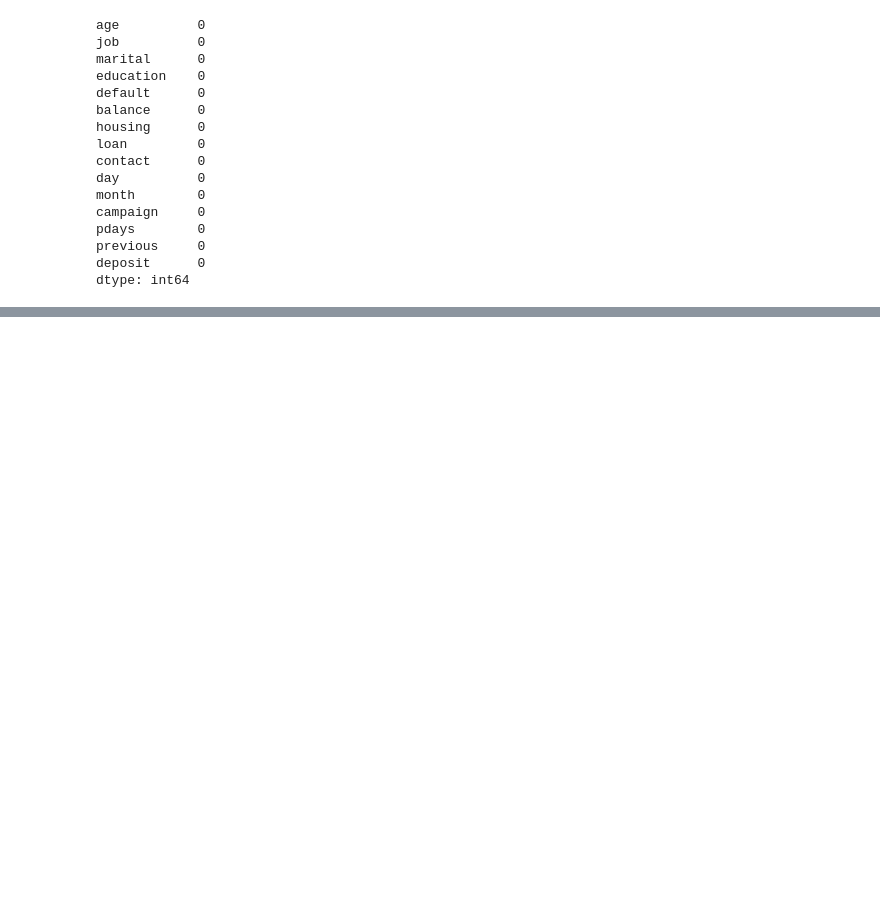
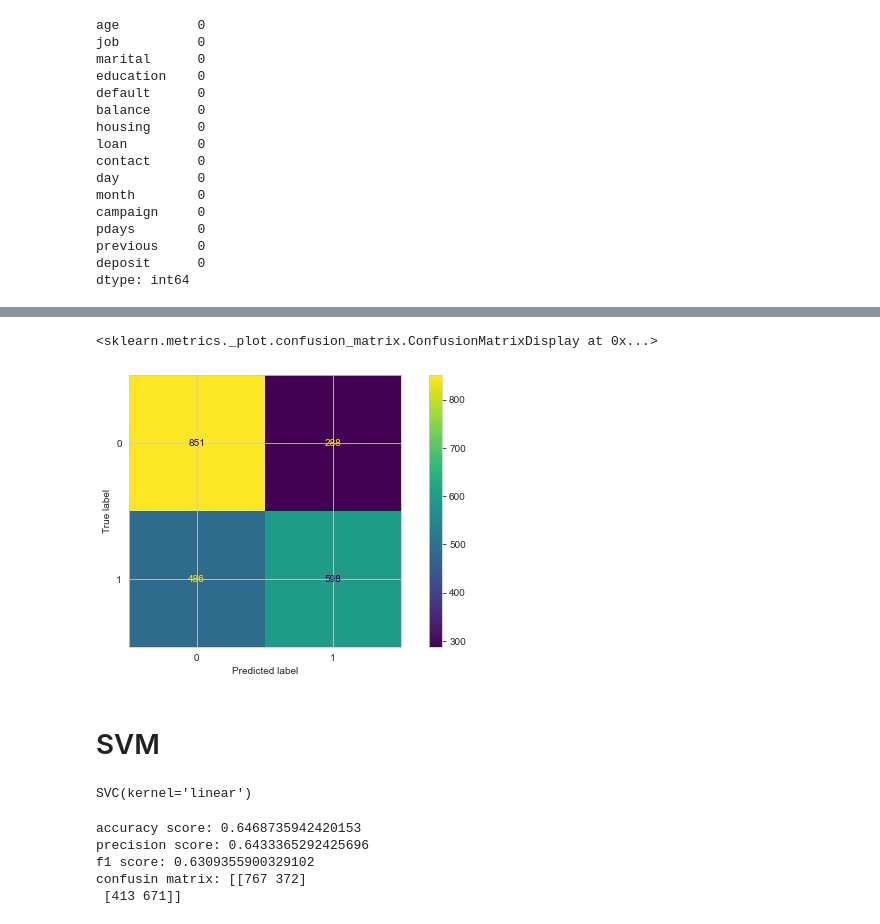
Before and after one commit to Syamkrishna123/ictk_competition, a Jupyter notebook: banking.ipynb, the cells around one changed output, grey strips where cells are left out. Saved outputs shown, nothing was run; the diff lists cells and outputs as text; code cells hidden in the pictures; blank space fills up the shorter version.

```diff
--- a/banking.ipynb
+++ b/banking.ipynb
@@ -447,0 +566,2 @@ df.head()
+# %%
+knn= KNeighborsClassifier()
@@ -447,0 +585,7 @@ df.head()
+# %%
+plot_confusion_matrix(knn,X_test,y_test)
+# %% [output]
+<sklearn.metrics._plot.confusion_matrix.ConfusionMatrixDisplay at 0x...>
+[figure, added]
+# %% [markdown]
+# SVM
@@ -447,0 +595,4 @@ df.head()
+# %%
+svc.fit(X_train,y_train)
+# %% [output]
+SVC(kernel='linear')
@@ -447,0 +601,11 @@ df.head()
+# %%
+print('accuracy score:', svc_eval['acc'])
+print('precision score:',svc_eval['pre'])
+print('f1 score:',svc_eval['f1'])
+print('confusin matrix:',svc_eval['conf_mat'])
+# %% [output]
+accuracy score: 0.6468735942420153
+precision score: 0.6433365292425696
+f1 score: 0.6309355900329102
+confusin matrix: [[767 372]
+ [413 671]]
```
Also changed, not shown: parts of 65 cells of this notebook.
